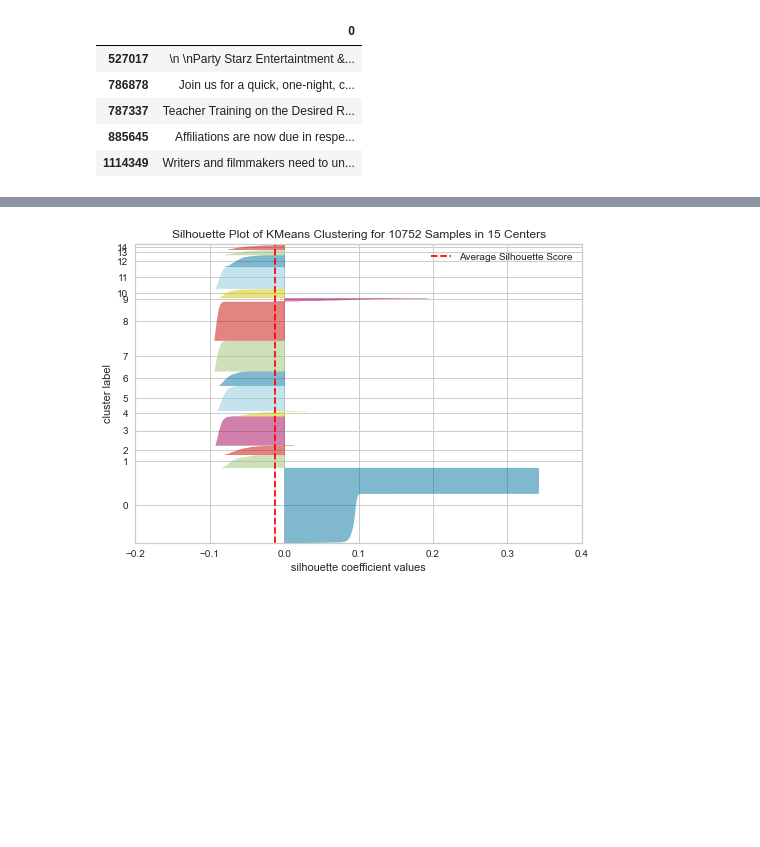
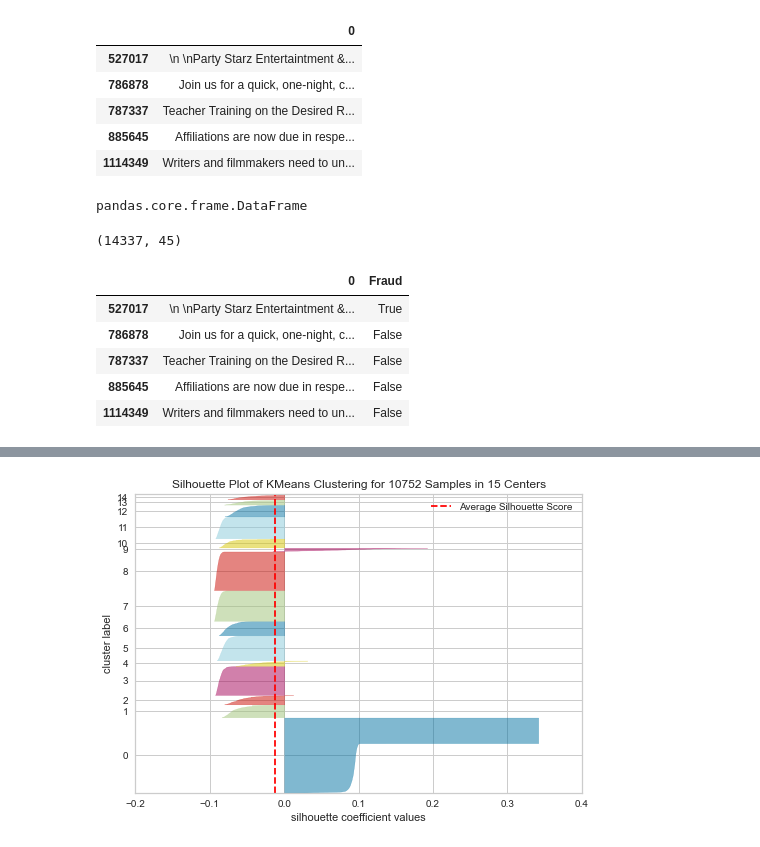
Before and after one commit to paultanger/Fraud_Detection, a Jupyter notebook: notebooks/NLP_paul.ipynb, the cells around one changed output, grey strips where cells are left out. Cells and saved outputs as stored; diff of their text form; code cells hidden in the pictures; blank space fills up the shorter version.

```diff
--- a/notebooks/NLP_paul.ipynb
+++ b/notebooks/NLP_paul.ipynb
@@ -252,5 +176,25 @@ def convert(row):
         val=False
     return val
 data['Fraud'] = data.apply(convert, axis=1)
+# %%
+type(X)
+# %% [output]
+pandas.core.frame.DataFrame
+# %%
+data.shape
+# %% [output]
+(14337, 45)
+# %%
+# concat to X
+X['Fraud'] = data['Fraud'].values
+# %%
+X.head()
+# %% [output]
+|  | 0 | Fraud |
+| 527017 | \n \nParty Starz Entertaintment &... | True |
+| 786878 | Join us for a quick, one-night, c... | False |
+| 787337 | Teacher Training on the Desired R... | False |
+| 885645 | Affiliations are now due in respe... | False |
+| 1114349 | Writers and filmmakers need to un... | False |
 # %%
 y = data['Fraud']
```
Also changed, not shown: parts of 36 cells of this notebook, 4 other files.
